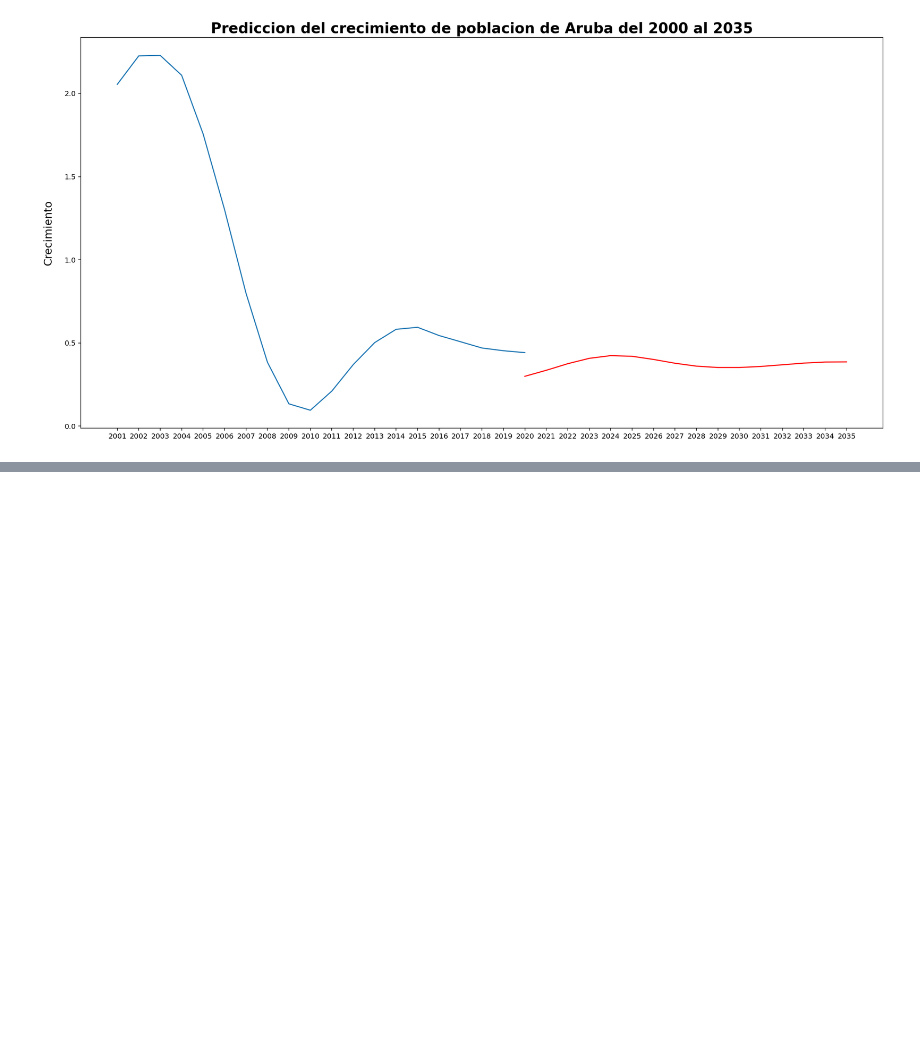
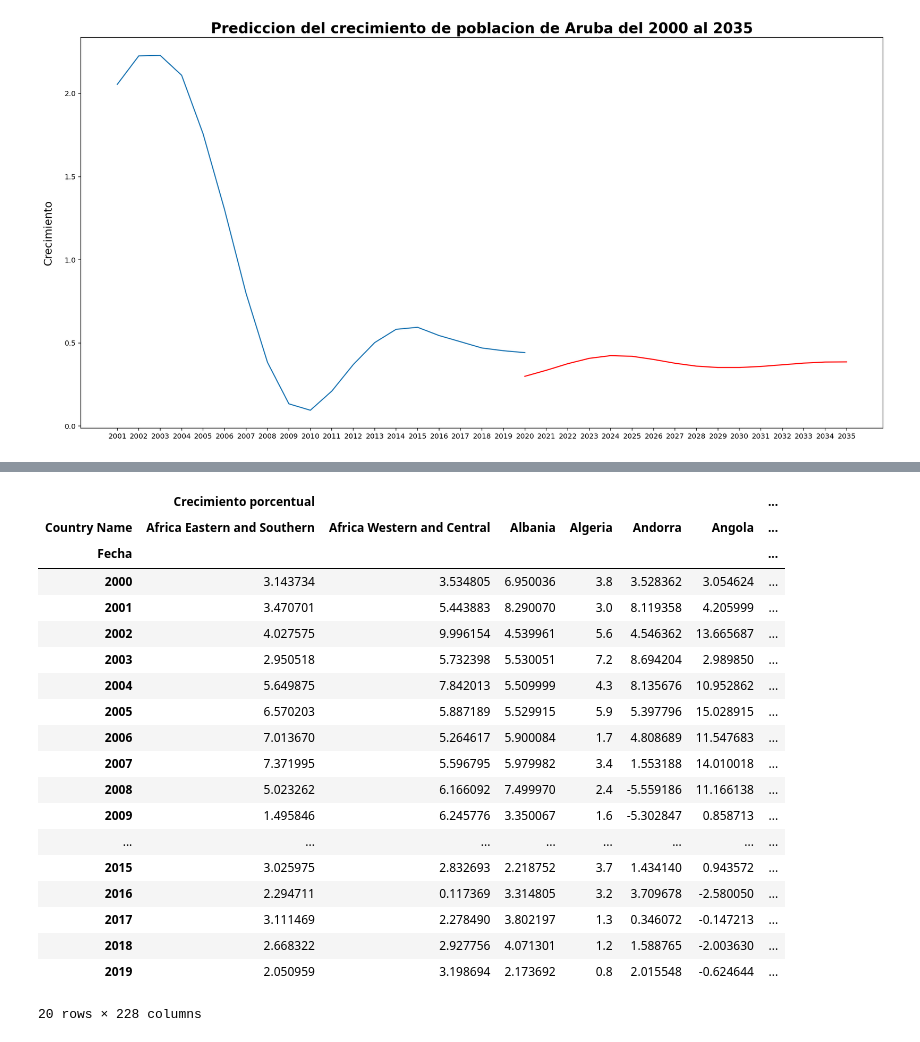
Before and after one commit to proyecto-analitica-empresarial/Entrega, a Jupyter notebook: Analitica_empresarial_Copy1.ipynb, the cells around one changed output, grey strips where cells are left out. Cells and saved outputs as stored; diff of their text form; code cells hidden in the pictures; blank space fills up the shorter version.

```diff
--- a/Analitica_empresarial_Copy1.ipynb
+++ b/Analitica_empresarial_Copy1.ipynb
@@ -673,0 +725,24 @@ Text(0.5, 1.0, 'Prediccion del crecimiento de poblacion de Aruba del 2000 al 203
+# %%
+df2_unmelted = df2_melted.pivot(index='Fecha', columns='Country Name')
+df2_unmelted
+# %% [output]
+|  | Crecimiento porcentual |  |  |  |  |  | ... |
+| Country Name | Africa Eastern and Southern | Africa Western and Central | Albania | Algeria | Andorra | Angola | ... |
+| Fecha |  |  |  |  |  |  | ... |
+| 2000 | 3.143734 | 3.534805 | 6.950036 | 3.8 | 3.528362 | 3.054624 | ... |
+| 2001 | 3.470701 | 5.443883 | 8.290070 | 3.0 | 8.119358 | 4.205999 | ... |
+| 2002 | 4.027575 | 9.996154 | 4.539961 | 5.6 | 4.546362 | 13.665687 | ... |
+| 2003 | 2.950518 | 5.732398 | 5.530051 | 7.2 | 8.694204 | 2.989850 | ... |
+| 2004 | 5.649875 | 7.842013 | 5.509999 | 4.3 | 8.135676 | 10.952862 | ... |
+| 2005 | 6.570203 | 5.887189 | 5.529915 | 5.9 | 5.397796 | 15.028915 | ... |
+| 2006 | 7.013670 | 5.264617 | 5.900084 | 1.7 | 4.808689 | 11.547683 | ... |
+| 2007 | 7.371995 | 5.596795 | 5.979982 | 3.4 | 1.553188 | 14.010018 | ... |
+| 2008 | 5.023262 | 6.166092 | 7.499970 | 2.4 | -5.559186 | 11.166138 | ... |
+| 2009 | 1.495846 | 6.245776 | 3.350067 | 1.6 | -5.302847 | 0.858713 | ... |
+| ... | ... | ... | ... | ... | ... | ... | ... |
+| 2015 | 3.025975 | 2.832693 | 2.218752 | 3.7 | 1.434140 | 0.943572 | ... |
+| 2016 | 2.294711 | 0.117369 | 3.314805 | 3.2 | 3.709678 | -2.580050 | ... |
+| 2017 | 3.111469 | 2.278490 | 3.802197 | 1.3 | 0.346072 | -0.147213 | ... |
+| 2018 | 2.668322 | 2.927756 | 4.071301 | 1.2 | 1.588765 | -2.003630 | ... |
+| 2019 | 2.050959 | 3.198694 | 2.173692 | 0.8 | 2.015548 | -0.624644 | ... |
+20 rows × 228 columns
```
Also changed, not shown: parts of 18 cells of this notebook.
